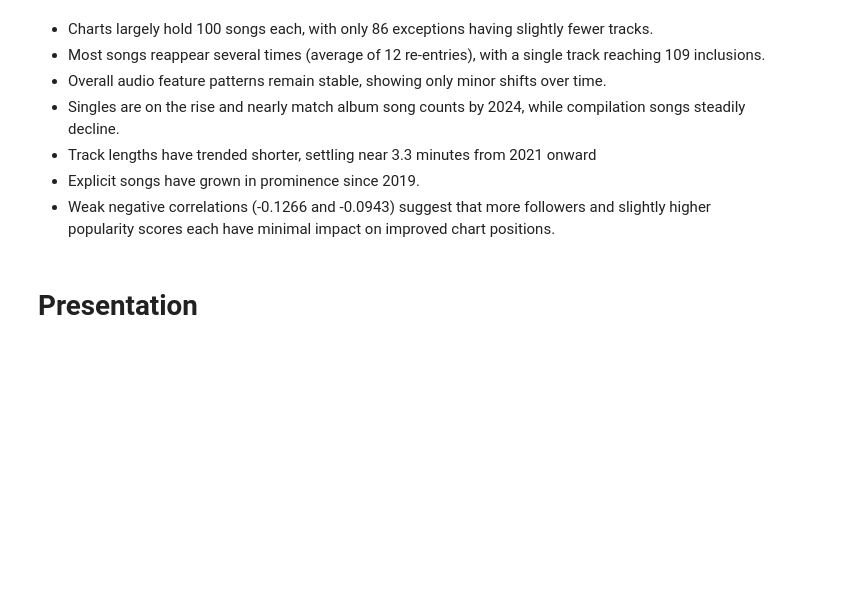
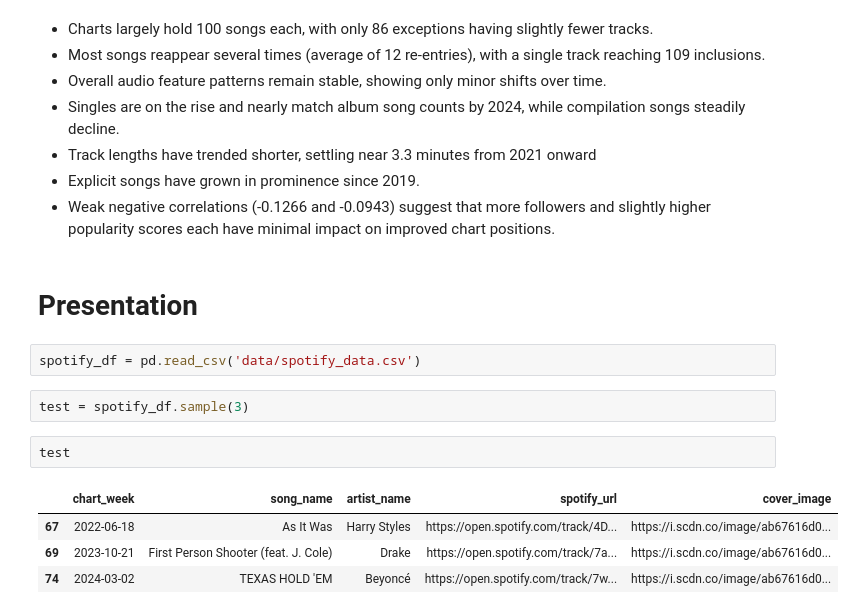
Before and after one commit to guillermocontp/recommendation-system, a Jupyter notebook: analysis.ipynb, the cells around one changed output. Saved outputs shown, nothing was run; the diff lists cells and outputs as text; blank space fills up the shorter version.

Commit message:
added examples that lead to spotify web player

```diff
--- a/analysis.ipynb
+++ b/analysis.ipynb
@@ -2297,3 +2297,14 @@ What I found:
 - Weak negative correlations (-0.1266 and -0.0943) suggest that more followers and slightly higher popularity scores each have minimal impact on improved chart positions.
 # %% [markdown]
 # Presentation
+# %%
+spotify_df = pd.read_csv('data/spotify_data.csv')
+# %%
+test = spotify_df.sample(3)
+# %%
+test
+# %% [output]
+|  | chart_week | song_name | artist_name | spotify_url | cover_image |
+| 67 | 2022-06-18 | As It Was | Harry Styles | https://open.spotify.com/track/4D... | https://i.scdn.co/image/ab67616d0... |
+| 69 | 2023-10-21 | First Person Shooter (feat. J. Cole) | Drake | https://open.spotify.com/track/7a... | https://i.scdn.co/image/ab67616d0... |
+| 74 | 2024-03-02 | TEXAS HOLD 'EM | Beyoncé | https://open.spotify.com/track/7w... | https://i.scdn.co/image/ab67616d0... |
```
Also changed, not shown: parts of 20 cells of this notebook, 11 other files.
